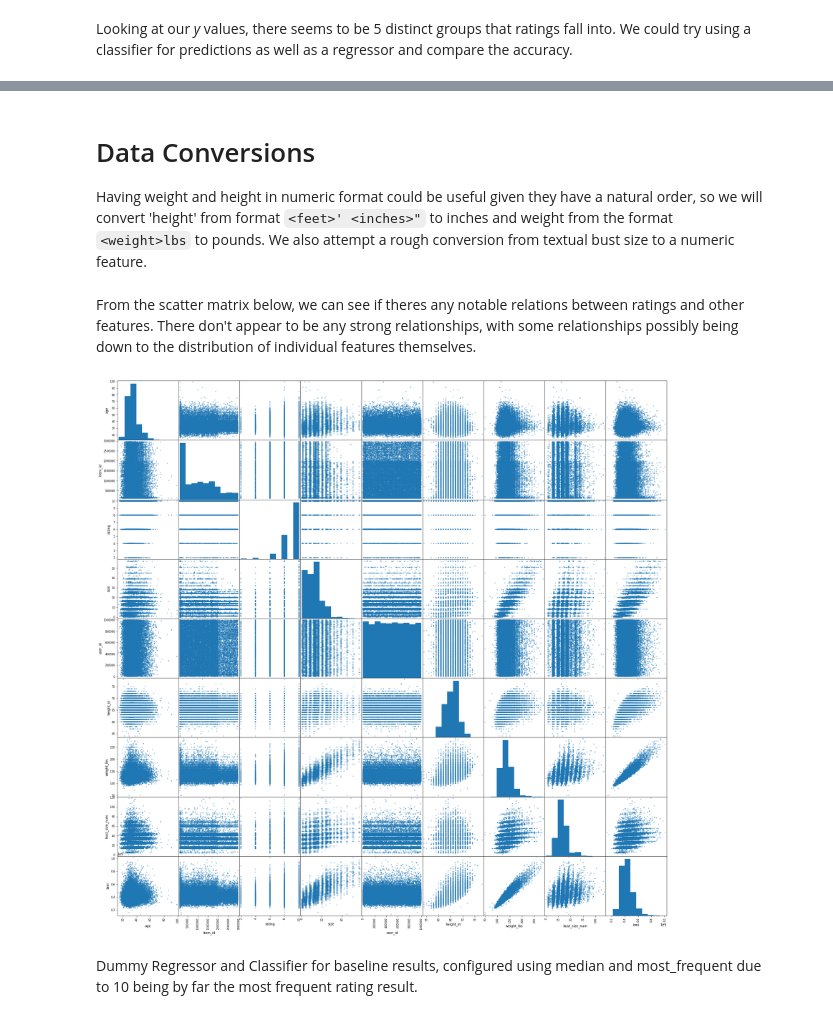
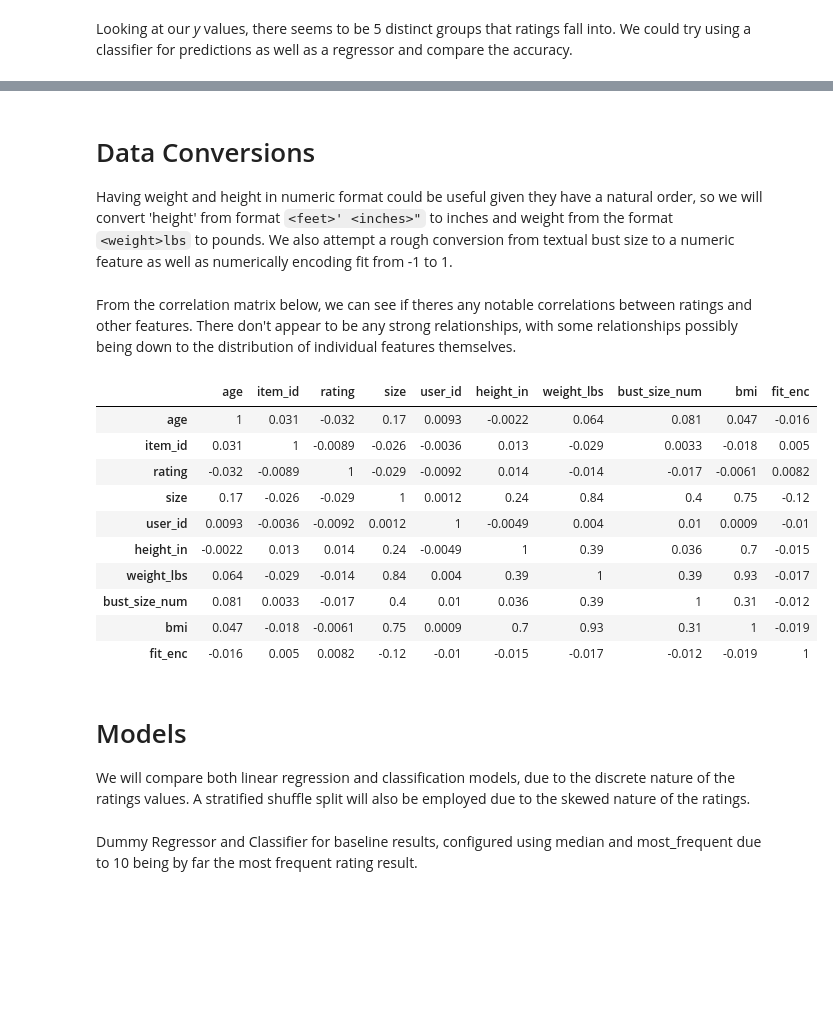
Before and after one commit to Strum355/CS4618-Reviews-Predictor, a Jupyter notebook: Assignment 1.ipynb, the cells around one changed output, grey strips where cells are left out. Saved outputs shown, nothing was run; the diff lists cells and outputs as text; code cells hidden in the pictures; blank space fills up the shorter version.

Commit message:
FINAL SUBMISSION. Using correlation matrix, updated some text fields, encoding fit and more.

```diff
--- a/Assignment 1.ipynb
+++ b/Assignment 1.ipynb
@@ -156,7 +156,7 @@ df_no_nan.describe(include='all')
 # %% [markdown]
 # Data Conversions
 
-Having weight and height in numeric format could be useful given they have a natural order, so we will convert 'height' from format `<feet>' <inches>"` to inches and weight from the format `<weight>lbs` to pounds. We also attempt a rough conversion from textual bust size to a numeric feature.
+Having weight and height in numeric format could be useful given they have a natural order, so we will convert 'height' from format `<feet>' <inches>"` to inches and weight from the format `<weight>lbs` to pounds. We also attempt a rough conversion from textual bust size to a numeric feature as well  as numerically encoding fit from -1 to 1.
 # %%
 bust_to_num = {
     'aa': 0, 'a': 1, 'b': 2, 'c': 3, 'd': 4, 'd+': 5, 'dd': 6, 'ddd/e': 7, 'f': 8, 'g': 9, 'h': 10, 'i': 11, 'j': 12,
@@ -171,9 +177,24 @@ df_no_nan['bmi'] = df_no_nan['weight_lbs'] * np.power(df_no_nan['height_in'], 2)
 # %% [markdown]
-From the scatter matrix below, we can see if theres any notable relations between ratings and other features. There don't appear to be any strong relationships, with some relationships possibly being down to the distribution of individual features themselves.
+From the correlation matrix below, we can see if theres any notable correlations between ratings and other features. There don't appear to be any strong relationships, with some relationships possibly being down to the distribution of individual features themselves.
-# %%
-_ = scatter_matrix(df_no_nan, figsize=(30,30))
-# %% [output]
-[figure, removed]
+# %%
+# from https://stackoverflow.com/a/50703596
+corr = df_no_nan.corr()
+corr.style.background_gradient(cmap='coolwarm').set_precision(2)
+# %% [output]
+|  | age | item_id | rating | size | user_id | height_in | weight_lbs | bust_size_num | bmi | fit_enc |
+| age | 1 | 0.031 | -0.032 | 0.17 | 0.0093 | -0.0022 | 0.064 | 0.081 | 0.047 | -0.016 |
+| item_id | 0.031 | 1 | -0.0089 | -0.026 | -0.0036 | 0.013 | -0.029 | 0.0033 | -0.018 | 0.005 |
+| rating | -0.032 | -0.0089 | 1 | -0.029 | -0.0092 | 0.014 | -0.014 | -0.017 | -0.0061 | 0.0082 |
+| size | 0.17 | -0.026 | -0.029 | 1 | 0.0012 | 0.24 | 0.84 | 0.4 | 0.75 | -0.12 |
+| user_id | 0.0093 | -0.0036 | -0.0092 | 0.0012 | 1 | -0.0049 | 0.004 | 0.01 | 0.0009 | -0.01 |
+| height_in | -0.0022 | 0.013 | 0.014 | 0.24 | -0.0049 | 1 | 0.39 | 0.036 | 0.7 | -0.015 |
+| weight_lbs | 0.064 | -0.029 | -0.014 | 0.84 | 0.004 | 0.39 | 1 | 0.39 | 0.93 | -0.017 |
+| bust_size_num | 0.081 | 0.0033 | -0.017 | 0.4 | 0.01 | 0.036 | 0.39 | 1 | 0.31 | -0.012 |
+| bmi | 0.047 | -0.018 | -0.0061 | 0.75 | 0.0009 | 0.7 | 0.93 | 0.31 | 1 | -0.019 |
+| fit_enc | -0.016 | 0.005 | 0.0082 | -0.12 | -0.01 | -0.015 | -0.017 | -0.012 | -0.019 | 1 |
+# %% [markdown]
+# Models
+We will compare both linear regression and classification models, due to the discrete nature of the ratings values. A stratified shuffle split will also be employed due to the skewed nature of the ratings.
 # %%
 shuffled = df_no_nan.take(np.random.permutation(len(df_no_nan)))
 y = shuffled['rating'].values
```
Also changed, not shown: parts of 14 cells of this notebook.
